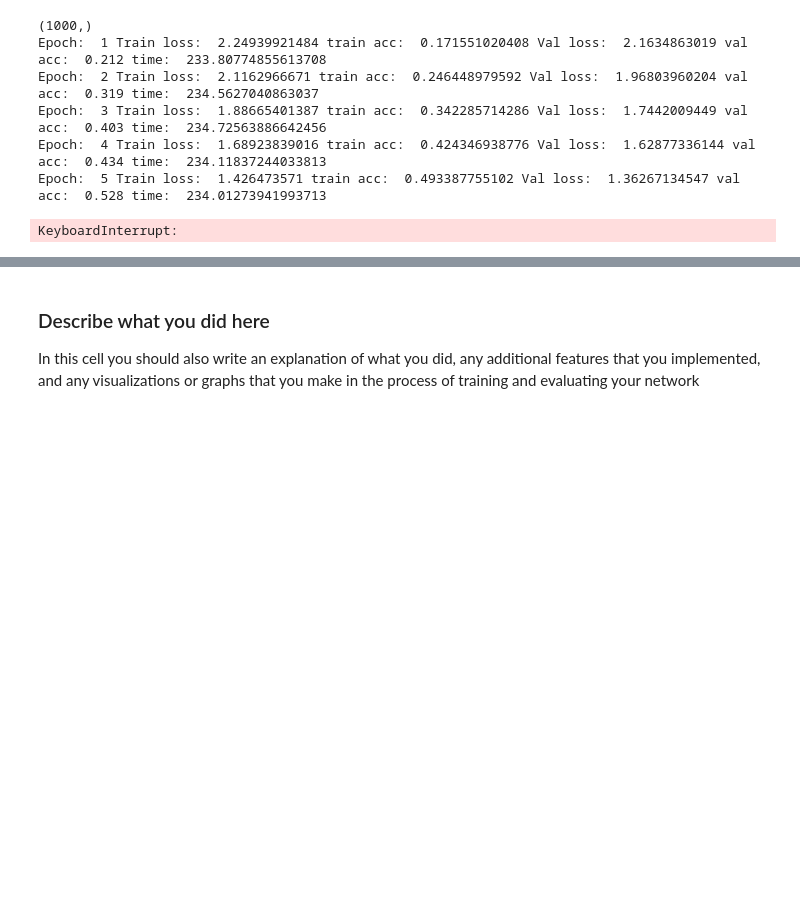
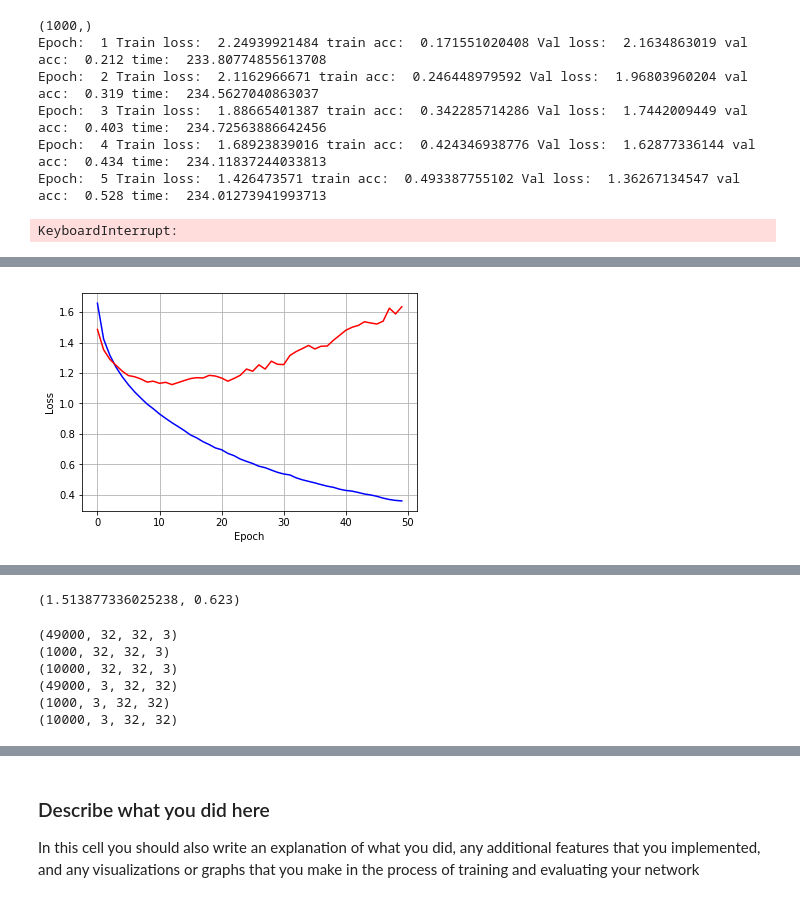
Before and after one commit to NicolasFerland/Stanford-cs231n, a Jupyter notebook: assignment2/TensorFlow.ipynb, the cells around one changed output, grey strips where cells are left out. Cells and saved outputs as stored; diff of their text form; code cells hidden in the pictures; blank space fills up the shorter version.

```diff
--- a/assignment2/TensorFlow.ipynb
+++ b/assignment2/TensorFlow.ipynb
@@ -777,0 +827,33 @@ run_model(sess,y_out,mean_loss,X_val,y_val,1,64)
+# %%
+# For the previous plot, validation loss improved less. Training improved slightly more until 40 and then stayed constant
+# while in the previous case, training improved from 40 to 50 while the validation got worse.
+# dropout didn't do anything and batchnorm didn't work because I didn't use is_training. So it was exactly the same as the
+# first time. It was just randomly slightly different.
+# Test accuracy is better than validation accuracy but at the epoch 39.
+
+# Now I'm trying with dropout, batchnorm and slightly more features.
+# Strangely, it's faster now.
+y_out = my_model(X, 25, 0.1, is_training)
+
+mean_loss = tf.reduce_mean(tf.nn.softmax_cross_entropy_with_logits(labels=tf.one_hot(y, 10),logits=y_out))
+optimizer = tf.train.AdamOptimizer()
+
+# batch normalization in tensorflow requires this extra dependency
+extra_update_ops = tf.get_collection(tf.GraphKeys.UPDATE_OPS)
+with tf.control_dependencies(extra_update_ops):
+    train_step = optimizer.minimize(mean_loss)
+
+
+sess = tf.Session()
+
+sess.run(tf.global_variables_initializer())
+epochs = 50
+batch_size = 256
+print(y_val.shape)
+my_run_model(sess,y_out,mean_loss,X_train,y_train,X_val,y_val,epochs, batch_size,train_step,True, 1)
+
+# Test
+run_model(sess,y_out,mean_loss,X_test,y_test,1,batch_size)
+
+# Conclusion: It didn't work because I change channel order in model, but not in X.
+# %% [output]
@@ -777,0 +877 @@ run_model(sess,y_out,mean_loss,X_val,y_val,1,64)
+[figure, added]
@@ -777,0 +879,22 @@ run_model(sess,y_out,mean_loss,X_val,y_val,1,64)
+(1.513877336025238, 0.623)
+# %%
+# I change from NHWC to NCHW, but I forgot to change X !!!
+
+print(X_train.shape)
+print(X_val.shape)
+print(X_test.shape)
+
+X_train = X_train.swapaxes(3, 1).swapaxes(3, 2)
+X_val = X_val.swapaxes(3, 1).swapaxes(3, 2)
+X_test = X_test.swapaxes(3, 1).swapaxes(3, 2)
+
+print(X_train.shape)
+print(X_val.shape)
+print(X_test.shape)
+# %% [output]
+(49000, 32, 32, 3)
+(1000, 32, 32, 3)
+(10000, 32, 32, 3)
+(49000, 3, 32, 32)
+(1000, 3, 32, 32)
+(10000, 3, 32, 32)
```
Also changed, not shown: parts of 10 cells of this notebook.
